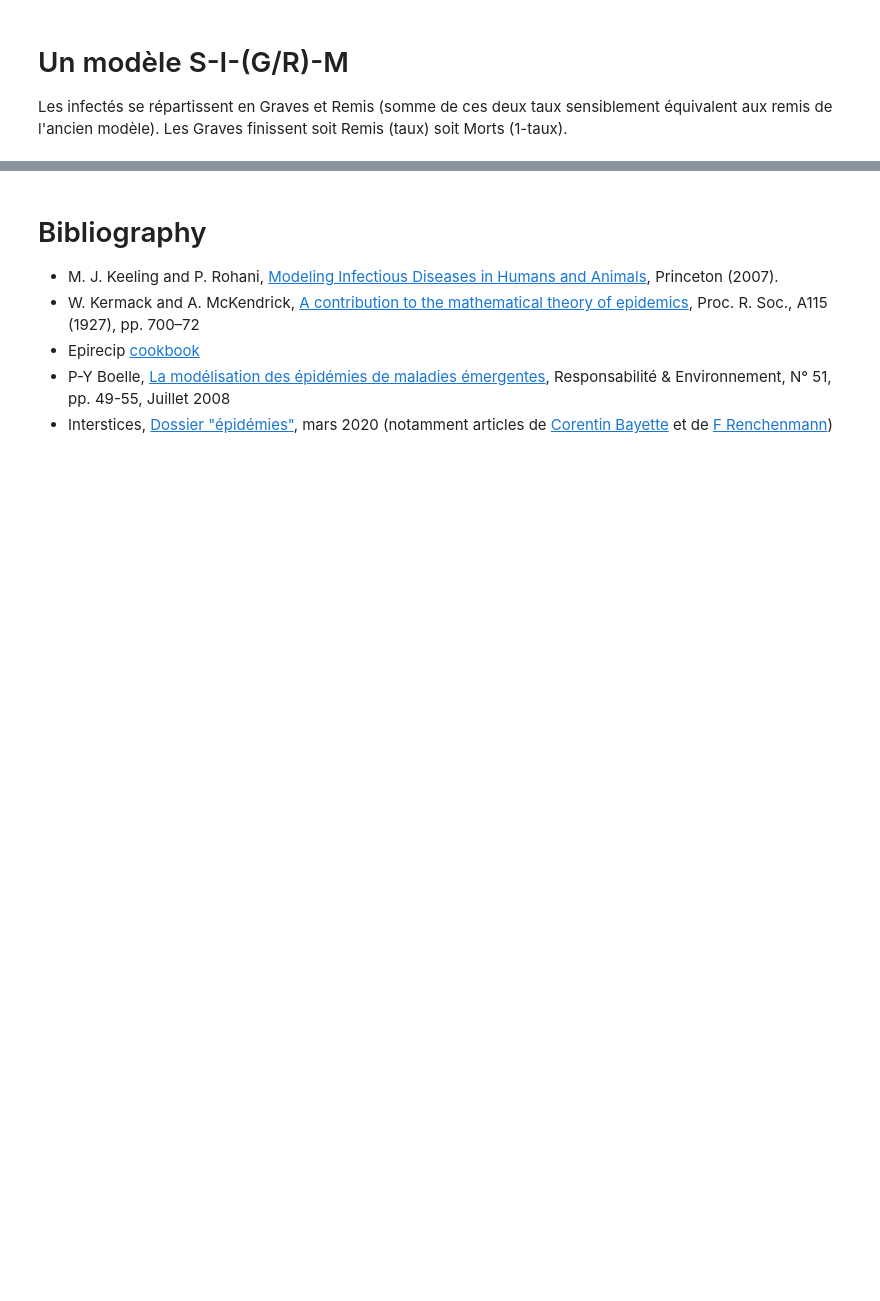
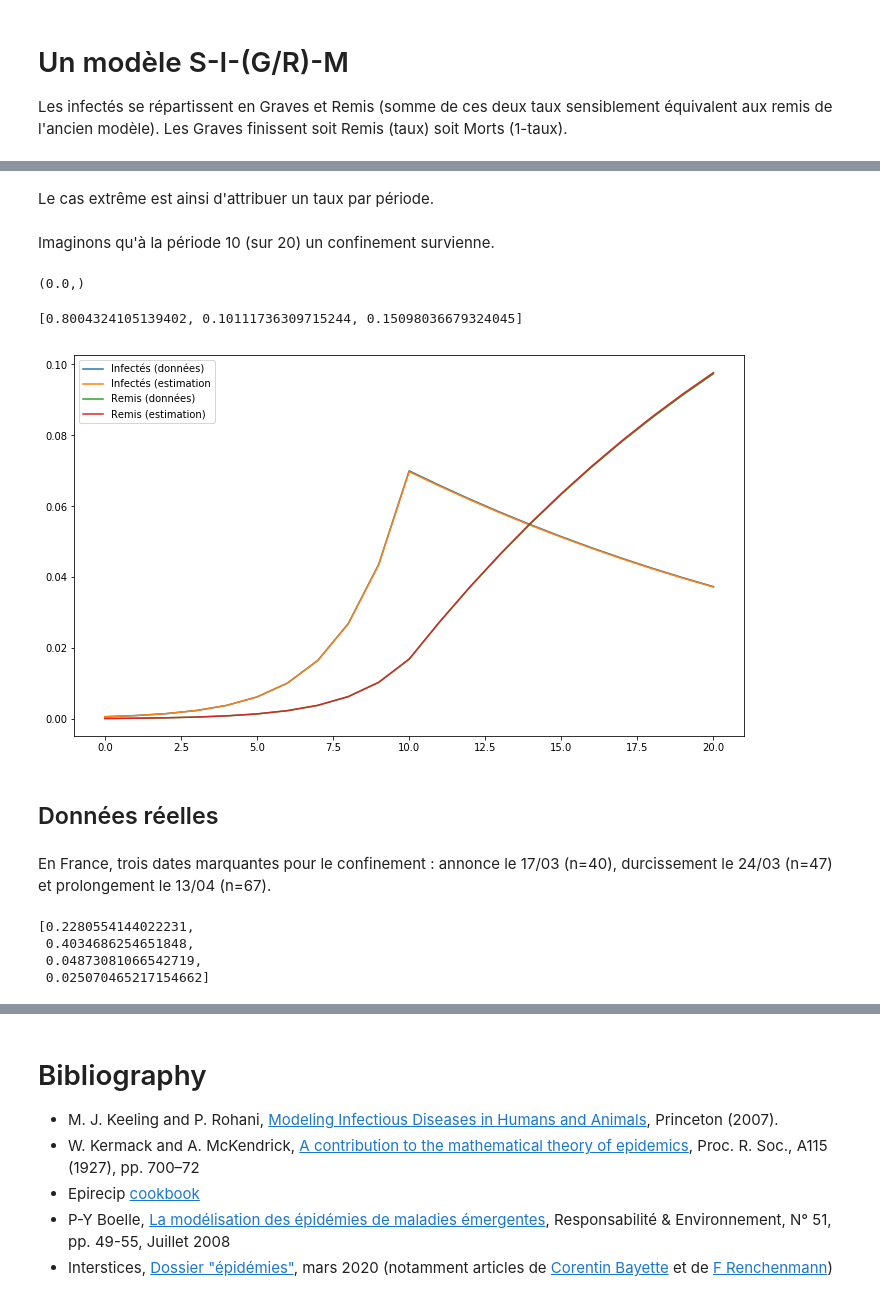
Before and after one commit to cristal-smac/mas_basics, a Jupyter notebook: covid_simulation.ipynb, the cells around one changed output, grey strips where cells are left out. Saved outputs shown, nothing was run; the diff lists cells and outputs as text; code cells hidden in the pictures; blank space fills up the shorter version.

```diff
--- a/covid_simulation.ipynb
+++ b/covid_simulation.ipynb
@@ -506,0 +661,33 @@ def SIR_increment(I, S, R, G, M, liste_tauxTransmiss, tauxRemis, tauxGraves, tau
+# %% [markdown]
+Le cas extrême est ainsi d'attribuer un taux par période.
+# %% [markdown]
+Imaginons qu'à la période 10 (sur 20) un confinement survienne.
+# %%
+I=[0.0005]
+S=[0.9995]
+R=[0.0]
+
+liste_tauxTransmiss = [0.8] * 10 + [0.1] * 10
+tauxRemis = 0.15
+
+SIR_increment(I, S, R, liste_tauxTransmiss, tauxRemis)
+data_objectif = np.array([I, R])
+periodes_confinement = [10,10]
+# %%
+eval_SIR([0.8, 0.1, 0.15], data_objectif, [10, 10])
+# %% [output]
+(0.0,)
+# %%
+solution = optimisation_genetique_SIR(300, 1000, data_objectif, periodes_confinement)
+# %%
+solution
+# %% [output]
+[0.8004324105139402, 0.10111736309715244, 0.15098036679324045]
+# %%
+compare_solution(solution, data_objectif, [10, 10])
+# %% [output]
+[figure, added]
+# %% [markdown]
+## Données réelles
+# %% [markdown]
+En France, trois dates marquantes pour le confinement : annonce le 17/03 (n=40), durcissement le 24/03 (n=47) et prolongement le 13/04 (n=67).
@@ -506,0 +698,7 @@ def SIR_increment(I, S, R, G, M, liste_tauxTransmiss, tauxRemis, tauxGraves, tau
+# %%
+solution
+# %% [output]
+[0.2280554144022231,
+ 0.4034686254651848,
+ 0.04873081066542719,
+ 0.025070465217154662]
```
Also changed, not shown: parts of 39 cells of this notebook, 1 other file.
